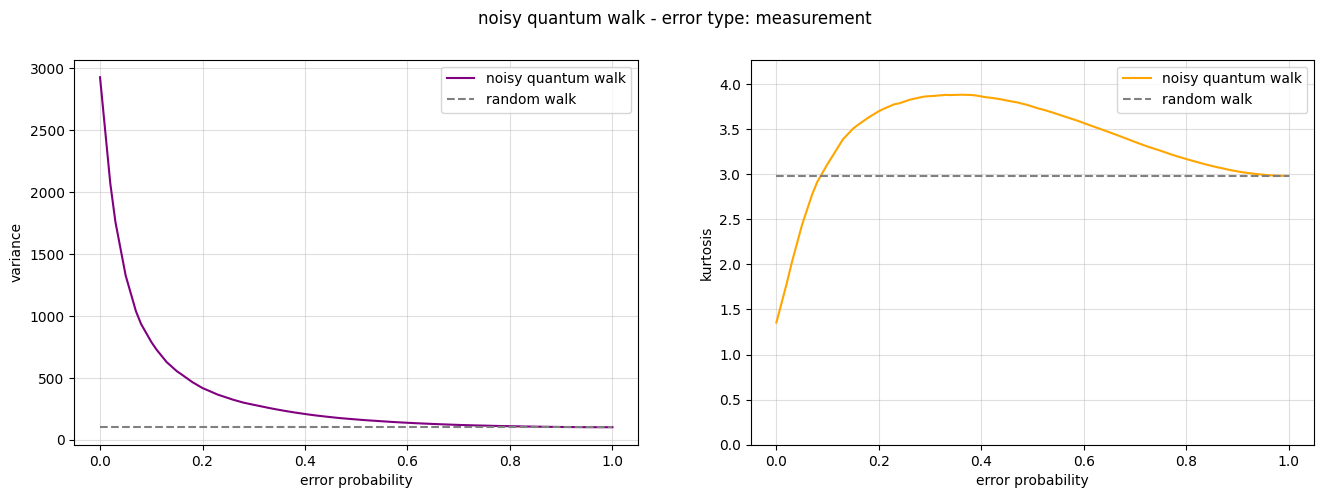
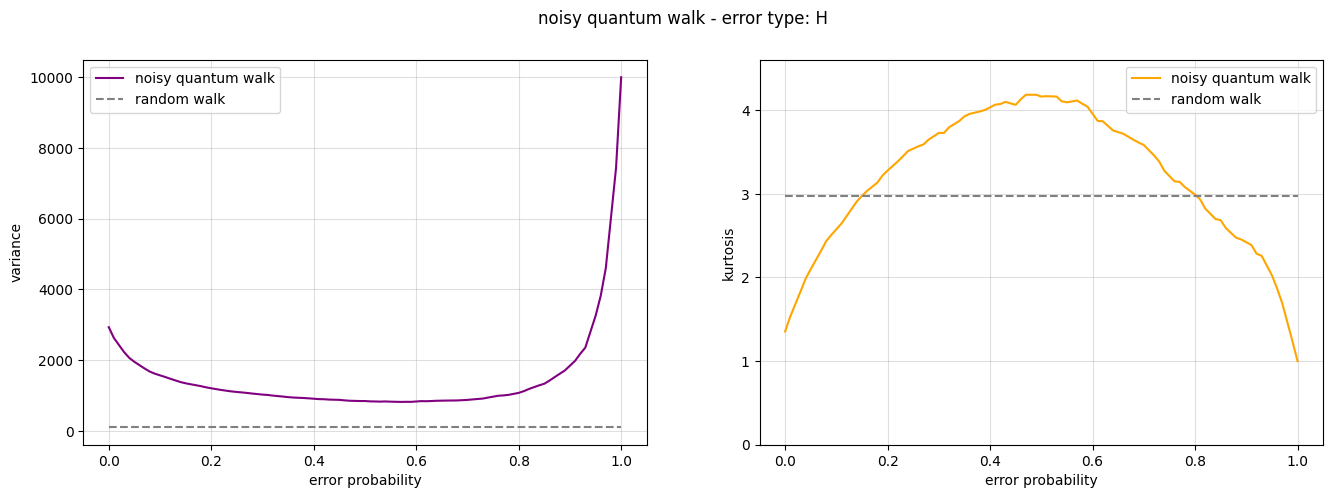
The change to this notebook cell's code, shown as a diff; its figure went from the first image to the second:
--- before
+++ after
@@ -27,5 +27,5 @@
 axs[1].legend()
 
-fig.suptitle('noisy quantum walk - error type: measurement')
-plt.savefig("./images/var-kurt-noisy-meas.pdf")
+fig.suptitle('noisy quantum walk - error type: H')
+plt.savefig("./images/var-kurt-noisy-H.png", dpi=300)
 plt.show()

Commit: fix: removed useless cell